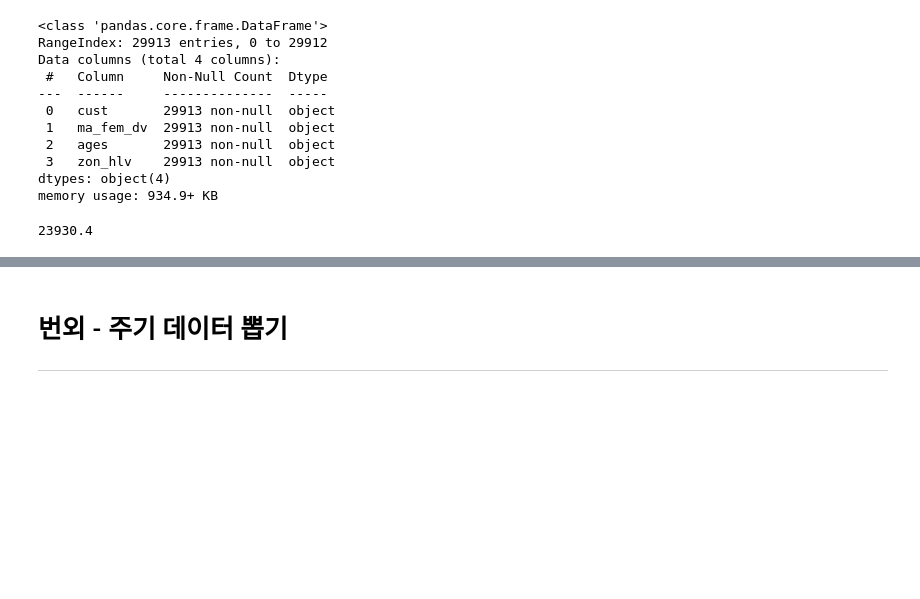
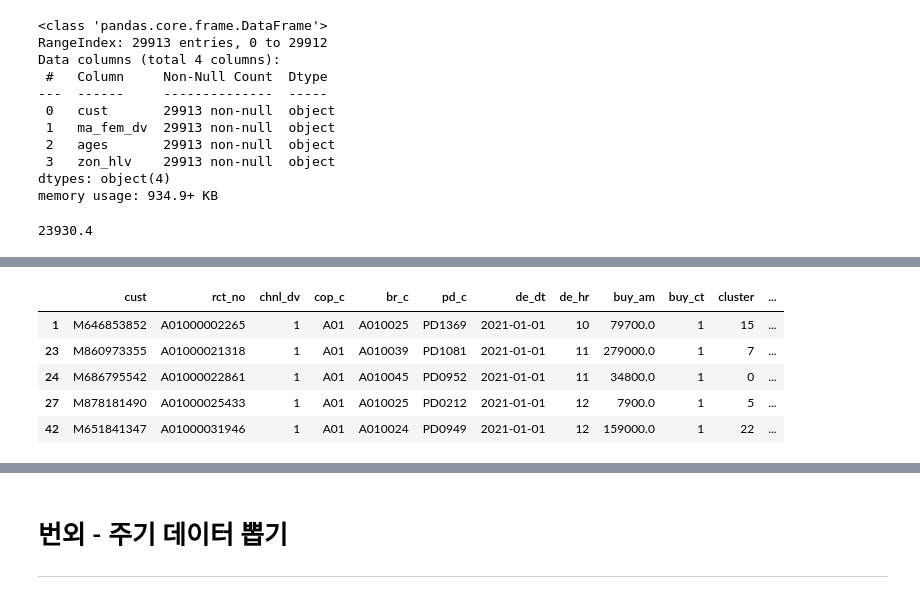
Before and after one commit to osy5882/Lpoint_competition, a Jupyter notebook: assocation_rules/make_rules.ipynb, the cells around one changed output, grey strips where cells are left out. Drawn from its saved outputs; the diff is of its cells as text; code cells hidden in the pictures; blank space fills up the shorter version.

```diff
--- a/assocation_rules/make_rules.ipynb
+++ b/assocation_rules/make_rules.ipynb
@@ -294,0 +447,10 @@ df_prch
+# %%
+df_test_cvt = make_ts_column(df_test)
+df_test_cvt.head()
+# %% [output]
+|  | cust | rct_no | chnl_dv | cop_c | br_c | pd_c | de_dt | de_hr | buy_am | buy_ct | cluster | ... |
+| 1 | M646853852 | A01000002265 | 1 | A01 | A010025 | PD1369 | 2021-01-01 | 10 | 79700.0 | 1 | 15 | ... |
+| 23 | M860973355 | A01000021318 | 1 | A01 | A010039 | PD1081 | 2021-01-01 | 11 | 279000.0 | 1 | 7 | ... |
+| 24 | M686795542 | A01000022861 | 1 | A01 | A010045 | PD0952 | 2021-01-01 | 11 | 34800.0 | 1 | 0 | ... |
+| 27 | M878181490 | A01000025433 | 1 | A01 | A010025 | PD0212 | 2021-01-01 | 12 | 7900.0 | 1 | 5 | ... |
+| 42 | M651841347 | A01000031946 | 1 | A01 | A010024 | PD0949 | 2021-01-01 | 12 | 159000.0 | 1 | 22 | ... |
```
Also changed, not shown: parts of 27 cells of this notebook.
